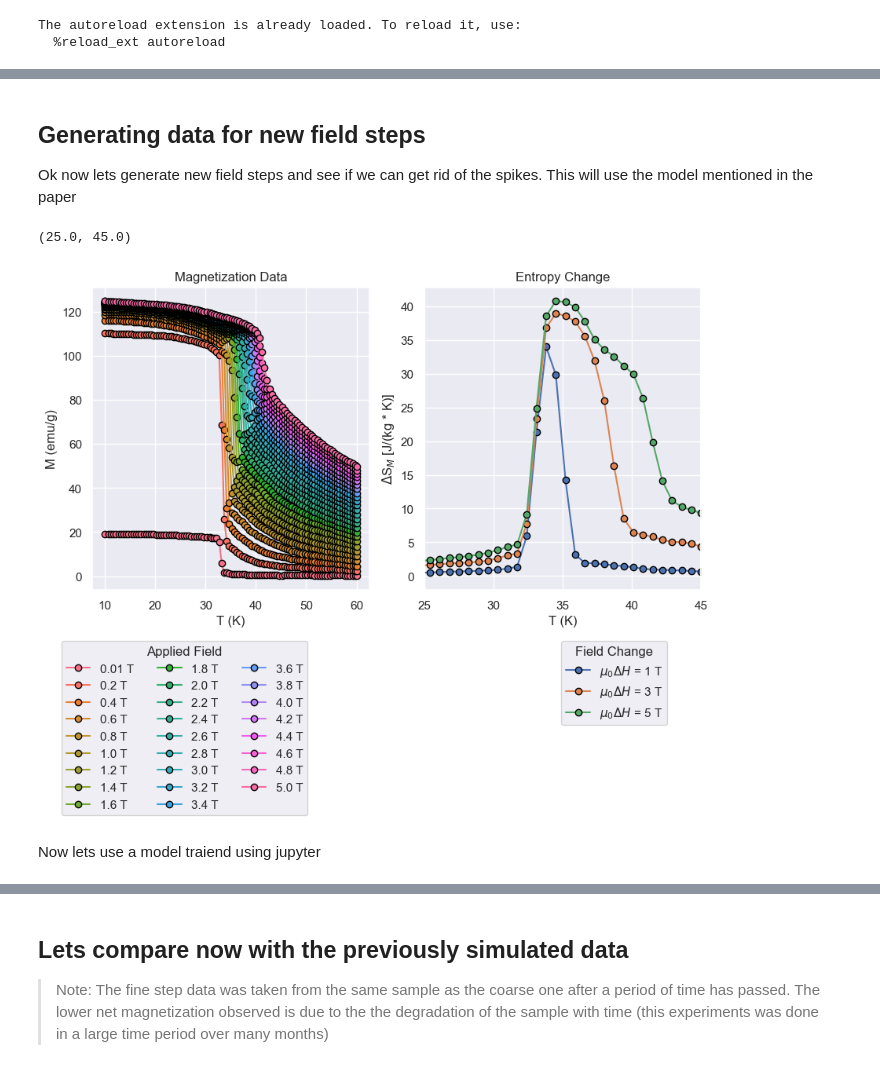
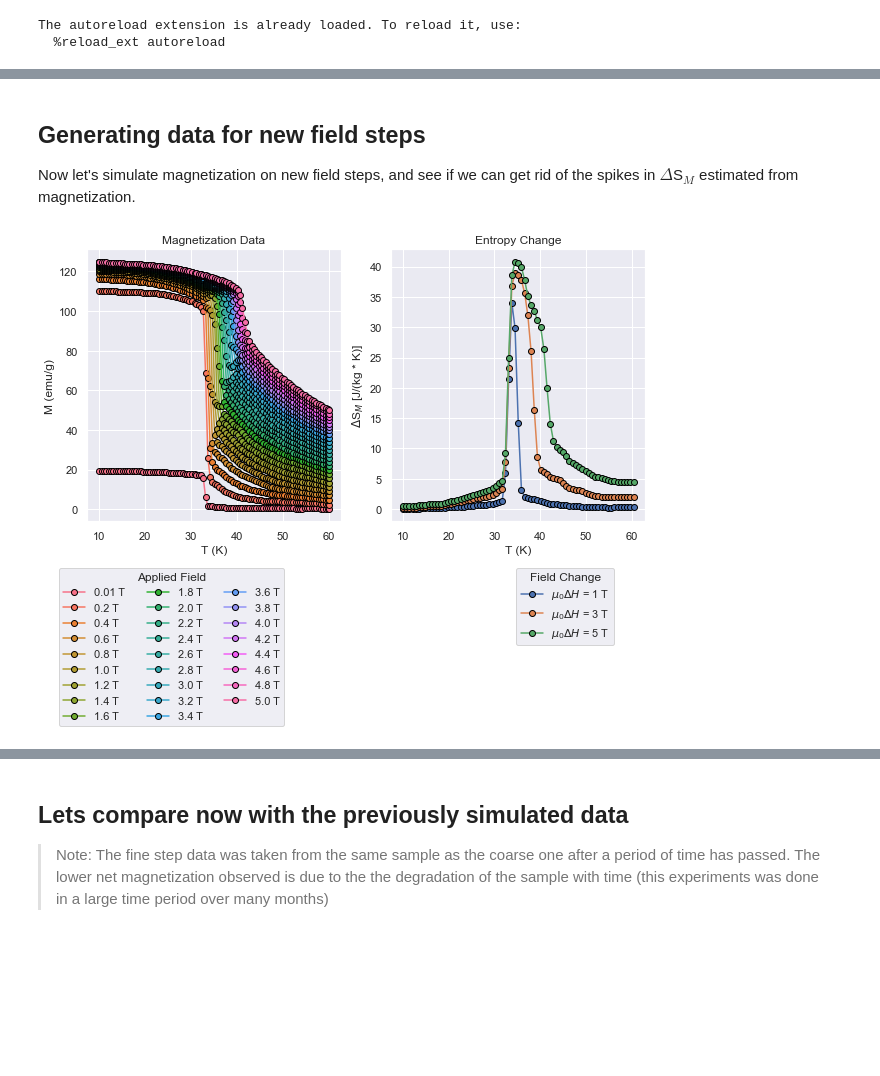
Before and after one commit to kensei-te/mat_interp, a Jupyter notebook: notebooks/Simulation Visualizaiton.ipynb, the cells around one changed output, grey strips where cells are left out. Cells and saved outputs as stored; diff of their text form; code cells hidden in the pictures; blank space fills up the shorter version.

```diff
--- a/notebooks/Simulation Visualizaiton.ipynb
+++ b/notebooks/Simulation Visualizaiton.ipynb
@@ -83,23 +98,19 @@ Text(0, 0.5, 'M (emu/g)')
 # %% [markdown]
 ## Generating data for new field steps
 
-Ok now lets generate new field steps and see if we can get rid of the spikes. This will use the model mentioned in the paper
+Now let's simulate magnetization on new field steps, and see if we can get rid of the spikes in $\Delta$S$_{M}$ estimated from magnetization.
 # %%
 from mat_interp.model.viz_model import generate_data_mce
 # %%
-sim_data = generate_data_mce(?model = model, start = 0.2, end = 5.0, step = 0.2)
+sim_data = generate_data_mce(model = model, start = 0.2, end = 5.0, step = 0.2)
 sim_entropy = plot_entropy_curve(data=sim_data,
                                  temperature_column="t",
                                  field_column="h",
                                  magnetization_column="m",
                                  unstandarize=True,
                                  bbox_mag = (0.8, -0.15),
                                  n_cols=3,
                                  bbox_ds = (0.9, -0.15),
                                  return_entropy = True)
-plt.xlim([25,45])
 # %% [output]
-(25.0, 45.0)
-[figure, old version]
+[figure, new version]
-# %% [markdown]
-Now lets use a model traiend using jupyter
```
Also changed, not shown: parts of 38 cells of this notebook.
